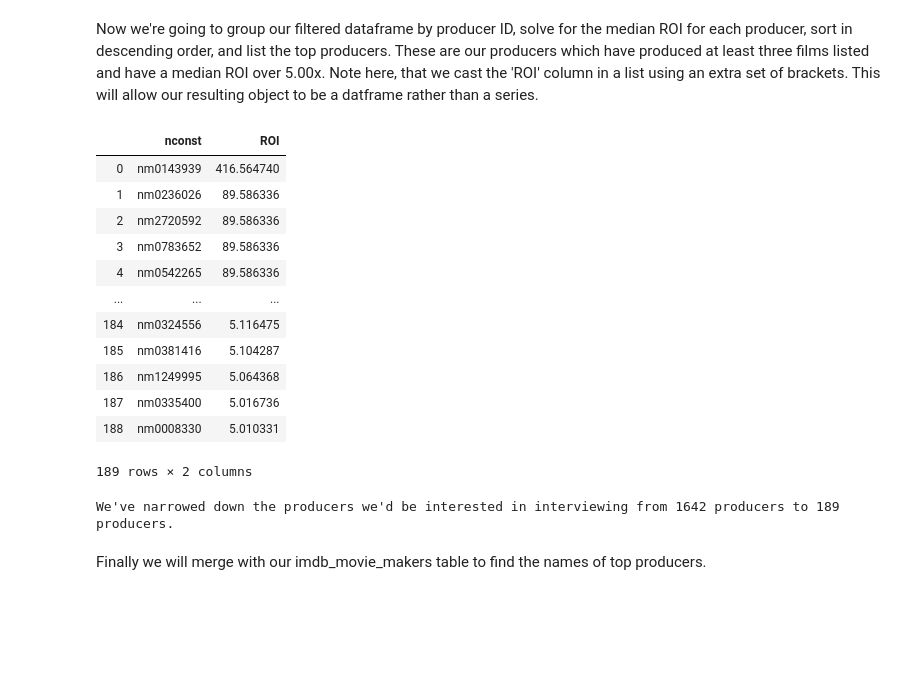
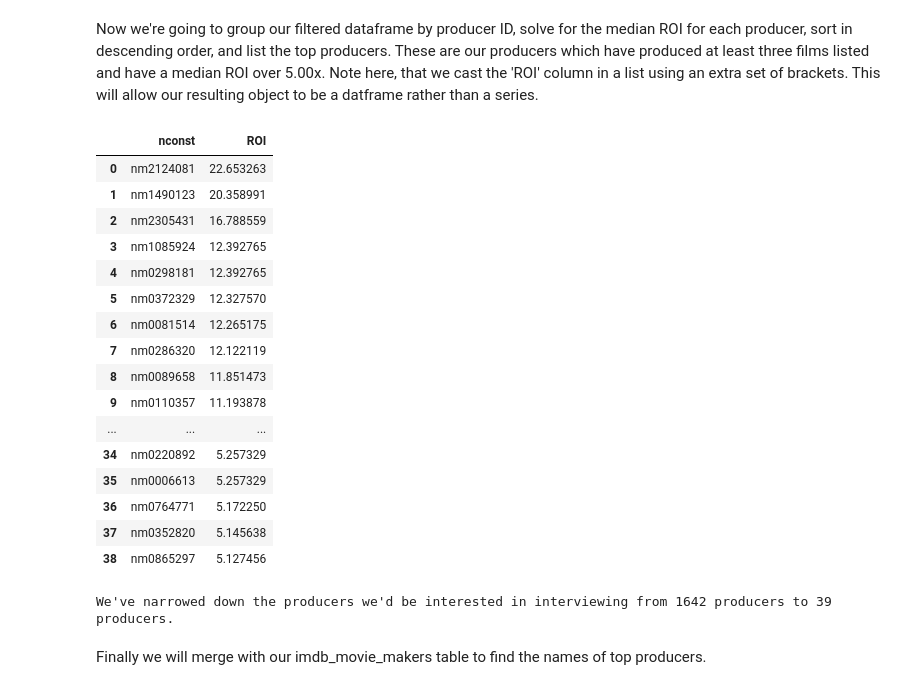
Before and after one commit to ElliotEvins/Maximizing_ROI_in_Film_Production, a Jupyter notebook: student.ipynb, the cells around one changed output. Saved outputs shown, nothing was run; the diff lists cells and outputs as text; code cells hidden in the pictures; blank space fills up the shorter version.

```diff
--- a/student.ipynb
+++ b/student.ipynb
@@ -492,28 +492,33 @@ producers_profitability_multiple_movies = producers_profitability.groupby('ncons
 # %% [markdown]
 Now we're going to group our filtered dataframe by producer ID, solve for the median ROI for each producer, sort in descending order, and list the top producers. These are our producers which have produced at least three films listed and have a median ROI over 5.00x. Note here, that we cast the 'ROI' column in a list using an extra set of brackets. This will allow our resulting object to be a datframe rather than a series.
 # %%
-top_producers_multiple_movies = producers_profitability_multiple_movies.query("ROI > 5").groupby('nconst')[['ROI']].median()
-top_producers_multiple_movies.sort_values('ROI', ascending=False).reset_index()
+top_producers_multiple_movies = producers_profitability_multiple_movies.groupby('nconst')[['ROI']].median() # group by nconst with median ROI
+top_producers_multiple_movies = top_producers_multiple_movies.query("ROI > 5").sort_values('ROI', ascending=False).reset_index() # query for ROI > 5x and sort
+top_producers_multiple_movies
 # %% [output]
 |  | nconst | ROI |
-| 0 | nm0143939 | 416.564740 |
-| 1 | nm0236026 | 89.586336 |
-| 2 | nm2720592 | 89.586336 |
-| 3 | nm0783652 | 89.586336 |
-| 4 | nm0542265 | 89.586336 |
+| 0 | nm2124081 | 22.653263 |
+| 1 | nm1490123 | 20.358991 |
+| 2 | nm2305431 | 16.788559 |
+| 3 | nm1085924 | 12.392765 |
+| 4 | nm0298181 | 12.392765 |
+| 5 | nm0372329 | 12.327570 |
+| 6 | nm0081514 | 12.265175 |
+| 7 | nm0286320 | 12.122119 |
+| 8 | nm0089658 | 11.851473 |
+| 9 | nm0110357 | 11.193878 |
 | ... | ... | ... |
-| 184 | nm0324556 | 5.116475 |
-| 185 | nm0381416 | 5.104287 |
-| 186 | nm1249995 | 5.064368 |
-| 187 | nm0335400 | 5.016736 |
-| 188 | nm0008330 | 5.010331 |
+| 34 | nm0220892 | 5.257329 |
+| 35 | nm0006613 | 5.257329 |
+| 36 | nm0764771 | 5.172250 |
+| 37 | nm0352820 | 5.145638 |
+| 38 | nm0865297 | 5.127456 |
-189 rows × 2 columns
 # %%
 producers_with_3_or_more_movies = len(producers_profitability_multiple_movies)
 producers_with_ROI_over_5x = len(top_producers_multiple_movies)
 print("We've narrowed down the producers we'd be interested in interviewing from {} producers to {} producers.".format(producers_with_3_or_more_movies, producers_with_ROI_over_5x))
 # %% [output]
-We've narrowed down the producers we'd be interested in interviewing from 1642 producers to 189 producers.
+We've narrowed down the producers we'd be interested in interviewing from 1642 producers to 39 producers.
 # %% [markdown]
 Finally we will merge with our imdb_movie_makers table to find the names of top producers.
 # %%
```
Also changed, not shown: parts of 14 cells of this notebook, 6 other files.
